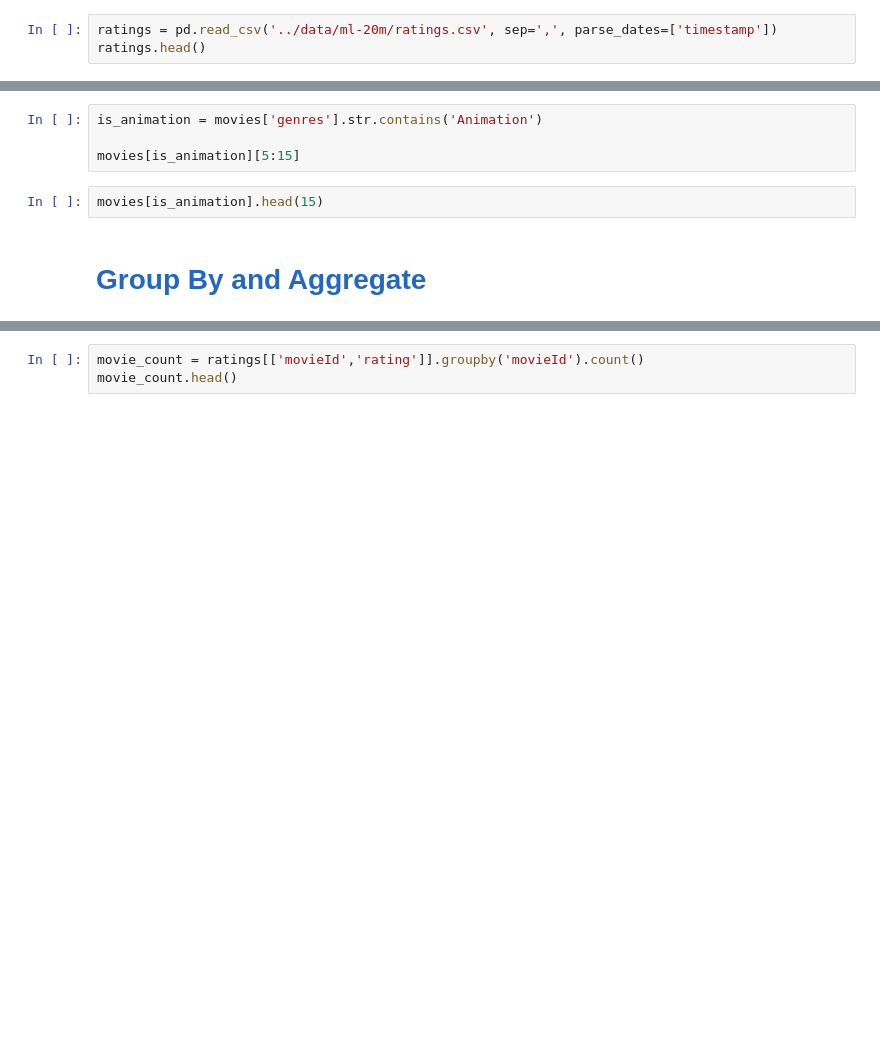
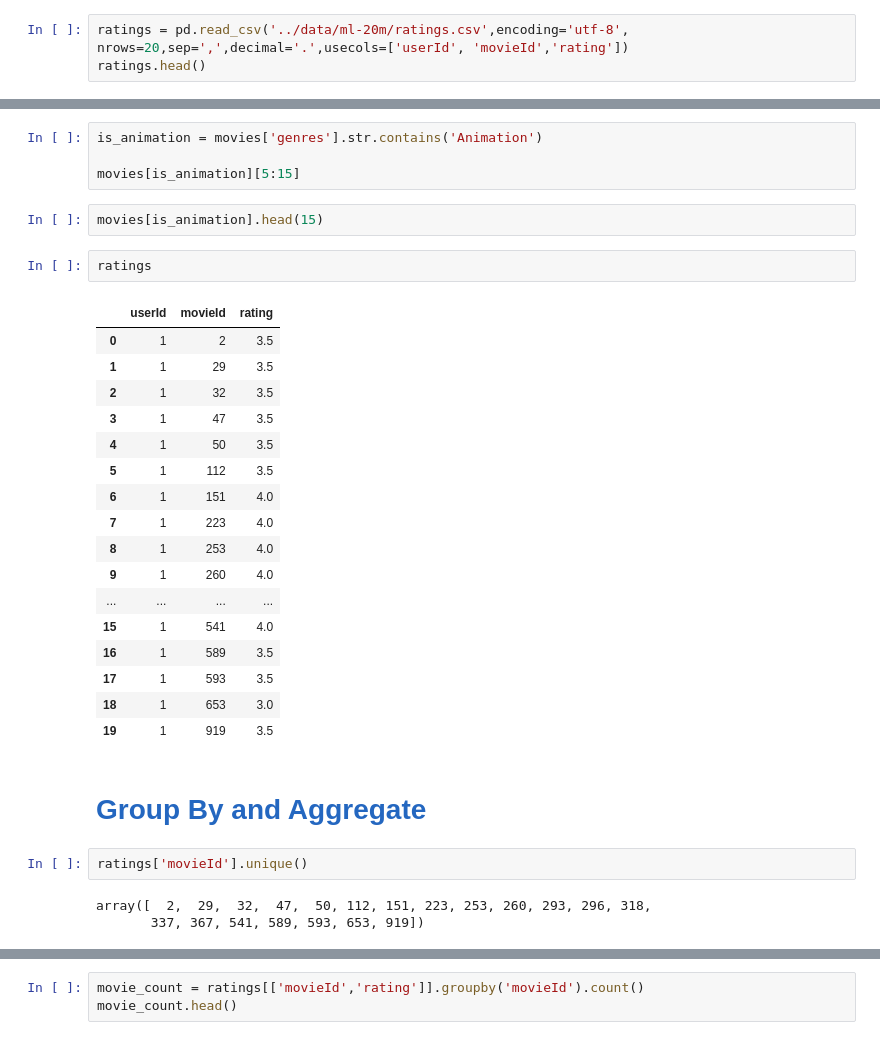
Before and after one commit to kppeterkiss/ml-labs, a Jupyter notebook: 1_pandas/Introduction to Pandas.ipynb, the cells around one changed output, grey strips where cells are left out. Saved outputs shown, nothing was run; the diff lists cells and outputs as text; blank space fills up the shorter version.

```diff
--- a/1_pandas/Introduction to Pandas.ipynb
+++ b/1_pandas/Introduction to Pandas.ipynb
@@ -224,3 +394,3 @@ tags.head()
 # %%
-ratings = pd.read_csv('../data/ml-20m/ratings.csv', sep=',', parse_dates=['timestamp'])
+ratings = pd.read_csv('../data/ml-20m/ratings.csv',encoding='utf-8', nrows=20,sep=',',decimal='.',usecols=['userId', 'movieId','rating'])
 ratings.head()
@@ -395,8 +766,33 @@ is_animation = movies['genres'].str.contains('Animation')
 movies[is_animation][5:15]
 # %%
 movies[is_animation].head(15)
+# %%
+ratings
+# %% [output]
+|  | userId | movieId | rating |
+| 0 | 1 | 2 | 3.5 |
+| 1 | 1 | 29 | 3.5 |
+| 2 | 1 | 32 | 3.5 |
+| 3 | 1 | 47 | 3.5 |
+| 4 | 1 | 50 | 3.5 |
+| 5 | 1 | 112 | 3.5 |
+| 6 | 1 | 151 | 4.0 |
+| 7 | 1 | 223 | 4.0 |
+| 8 | 1 | 253 | 4.0 |
+| 9 | 1 | 260 | 4.0 |
+| ... | ... | ... | ... |
+| 15 | 1 | 541 | 4.0 |
+| 16 | 1 | 589 | 3.5 |
+| 17 | 1 | 593 | 3.5 |
+| 18 | 1 | 653 | 3.0 |
+| 19 | 1 | 919 | 3.5 |
 # %% [markdown]
 <h1 style="font-size:2em;color:#2467C0">Group By and Aggregate </h1>
+# %%
+ratings['movieId'].unique()
+# %% [output]
+array([  2,  29,  32,  47,  50, 112, 151, 223, 253, 260, 293, 296, 318,
+       337, 367, 541, 589, 593, 653, 919])
 # %%
 ratings_count = ratings[['movieId','rating']].groupby('rating').count()
 ratings_count
```
Also changed, not shown: parts of 83 cells of this notebook, 2 other files.
